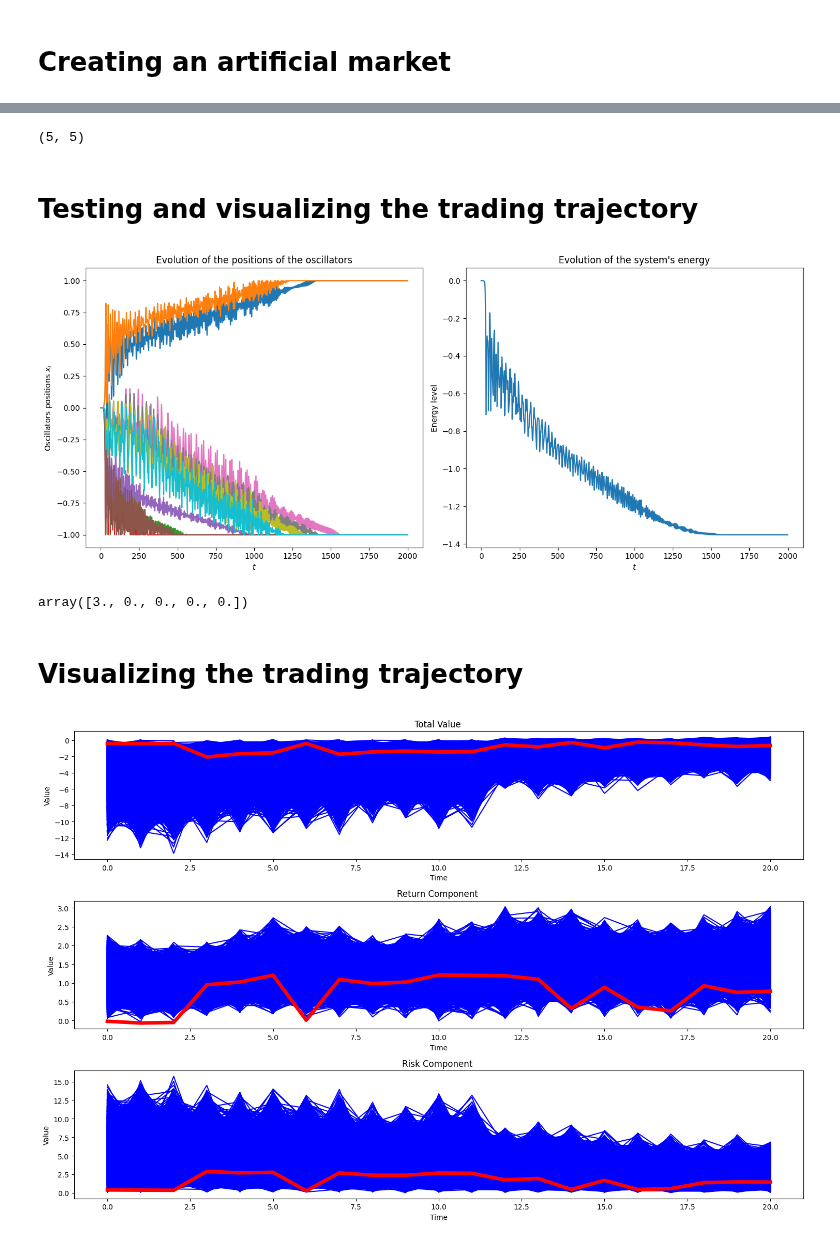
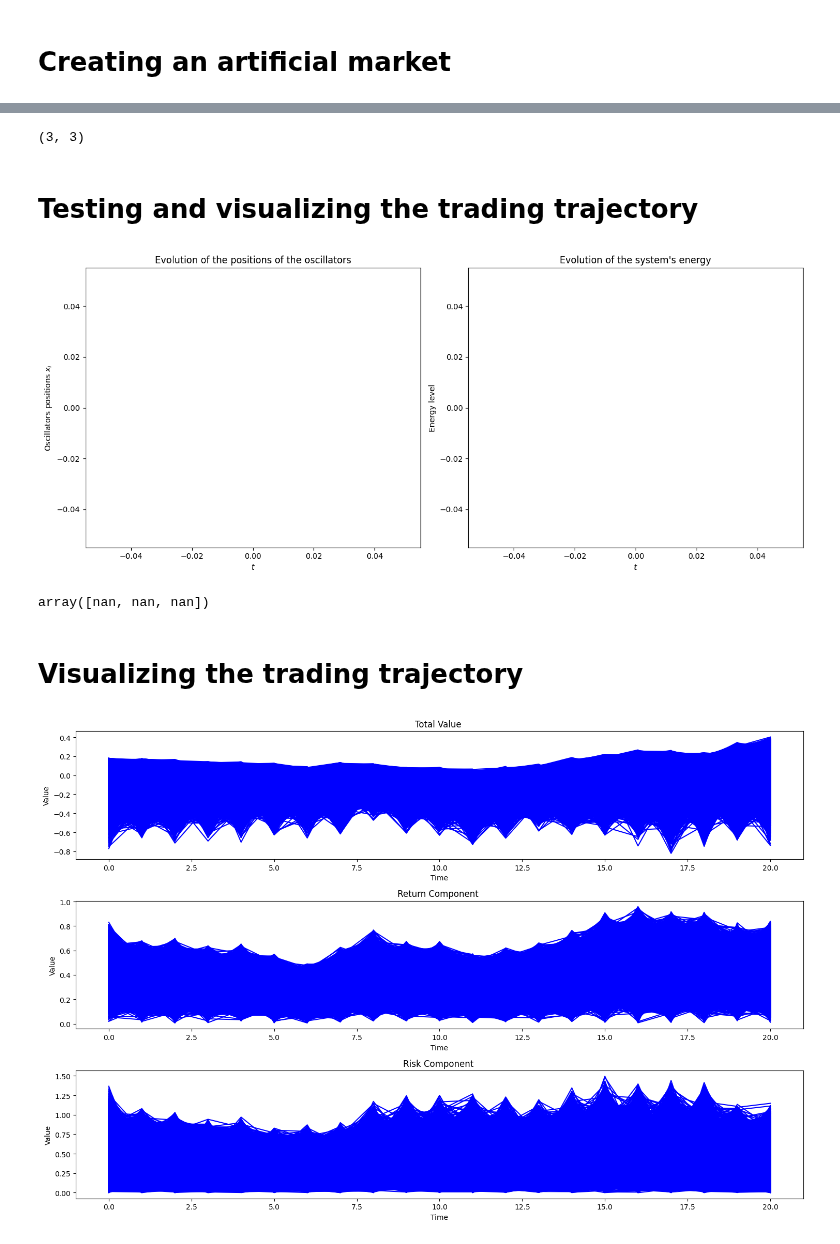
Before and after one commit to NESRINE202/SB_Algorithm_applications, a Jupyter notebook: portfolio_trajectory.ipynb, the cells around one changed output, grey strips where cells are left out. Cells and saved outputs as stored; diff of their text form; code cells hidden in the pictures.

```diff
--- a/portfolio_trajectory.ipynb
+++ b/portfolio_trajectory.ipynb
@@ -33,7 +33,7 @@ def reduction(sigma,mu,c,alpha,K,previous_solution = 0,first= False):
     H:
     """
     Bit_max = int(np.log2(K))
-    bit = Bit_max
+    bit = 1#Bit_max
     N = len(mu) # Number of assets considered
     U = np.ones(bit*N)
     P = P_aug(N,bit)
@@ -92,7 +92,7 @@ def rolling_window_estimation(prices, window_size):
     return mu_t, sigma_t
 
 # Parameters
-N = 5  # Number of assets
+N = 3  # Number of assets
 T = 200  # Total number of time increments
 initial_prices = np.random.uniform(100, 120, N)
 window_size = 20  # Monthly window size (assuming 20 trading days per month)
@@ -143,7 +143,7 @@ Estimated μ_t for the first 10 periods:
 # %%
 sigma_t[:,:,0].shape
 # %% [output]
-(5, 5)
+(3, 3)
 # %%
 def find_optimal_portfolio(sigma,mu,c,alpha,K,previous_solution= 0,first =False,visualize = False):
     """
@@ -188,22 +188,22 @@ def find_optimal_portfolio(sigma,mu,c,alpha,K,previous_solution= 0,first =False,
 # **Testing and visualizing the trading trajectory**
 # %%
 c = 0.01
-alpha= 1
-K = 7
+alpha= 0
+K = 3
 solution_0= find_optimal_portfolio(sigma_t[:,:,0],mu_t[:,0],c,alpha,K,first = True,visualize=True)
 Trajectory_solutions = [solution_0]
 
 for t in range(1,21):
     solution_t = find_optimal_portfolio(sigma_t[:,:,t],mu_t[:,t],c,alpha,K,previous_solution=Trajectory_solutions[t-1])
     Trajectory_solutions.append(solution_t)
 # %% [output]
-[figure, old version]
+[figure, new version]
 # %%
 Trajectory_weights= [reverse(solution,N,K) for solution in Trajectory_solutions]
 # %%
 Trajectory_weights[0]
 # %% [output]
-array([3., 0., 0., 0., 0.])
+array([nan, nan, nan])
 # %%
 def calculate_trajectory_value(sigma_t, mu_t,Trajectory_weights,c):
     T = len(Trajectory_weights)
@@ -270,4 +270,4 @@ axes[2].set_ylabel('Value')
 plt.tight_layout()
 plt.show()
 # %% [output]
-[figure, old version]
+[figure, new version]
```
Also changed, not shown: parts of 1 cell of this notebook, 3 other files.
